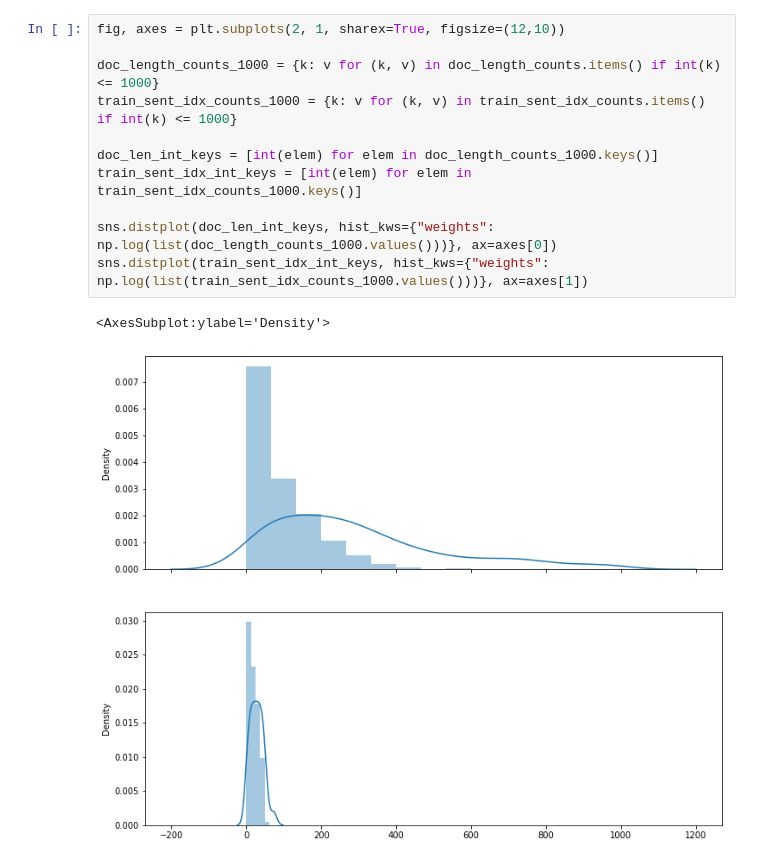
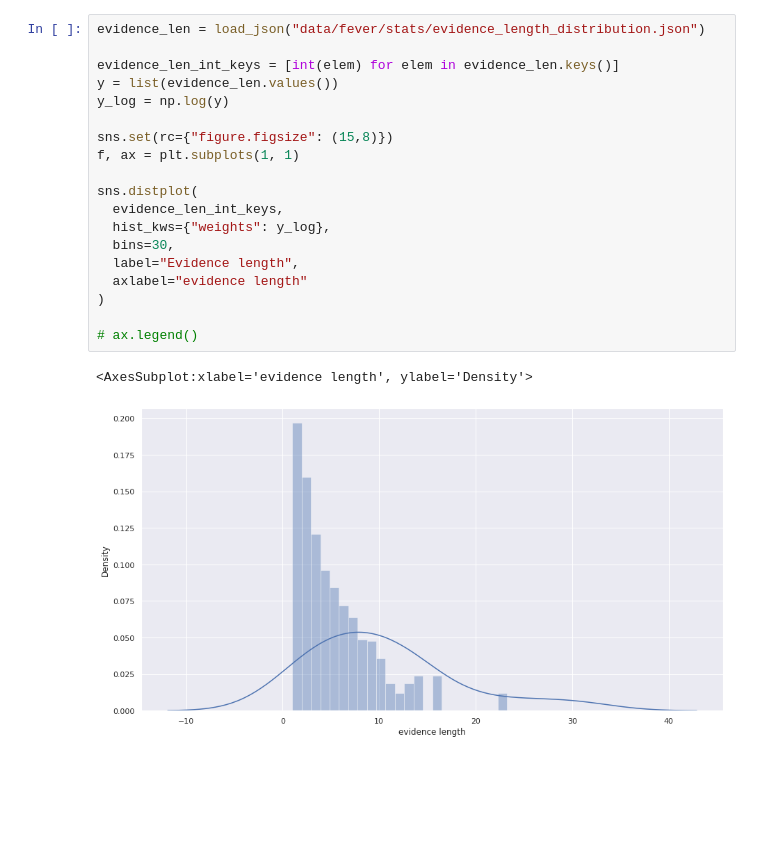
Before and after one commit to Martin36/fact-checking-with-coref, a Jupyter notebook: data_viz.ipynb, the cells around one changed output. Saved outputs shown, nothing was run; the diff lists cells and outputs as text; blank space fills up the shorter version.

Commit message:
Added stats for evidence length and created visualization for it

```diff
--- a/data_viz.ipynb
+++ b/data_viz.ipynb
@@ -10,14 +36,22 @@ train_sent_idx_counts = load_json("data/fever/stats/train_sent_idx_counts.json")
 # %%
-fig, axes = plt.subplots(2, 1, sharex=True, figsize=(12,10))
+evidence_len = load_json("data/fever/stats/evidence_length_distribution.json")
 
-doc_length_counts_1000 = {k: v for (k, v) in doc_length_counts.items() if int(k) <= 1000}
-train_sent_idx_counts_1000 = {k: v for (k, v) in train_sent_idx_counts.items() if int(k) <= 1000}
+evidence_len_int_keys = [int(elem) for elem in evidence_len.keys()]
+y = list(evidence_len.values())
+y_log = np.log(y)
 
-doc_len_int_keys = [int(elem) for elem in doc_length_counts_1000.keys()]
-train_sent_idx_int_keys = [int(elem) for elem in train_sent_idx_counts_1000.keys()]
+sns.set(rc={"figure.figsize": (15,8)})
+f, ax = plt.subplots(1, 1)
 
-sns.distplot(doc_len_int_keys, hist_kws={"weights": np.log(list(doc_length_counts_1000.values()))}, ax=axes[0])
-sns.distplot(train_sent_idx_int_keys, hist_kws={"weights": np.log(list(train_sent_idx_counts_1000.values()))}, ax=axes[1])
+sns.distplot(
+  evidence_len_int_keys,
+  hist_kws={"weights": y_log},
+  bins=30,
+  label="Evidence length",
+  axlabel="evidence length"
+)
+
+# ax.legend()
 # %% [output]
-<AxesSubplot:ylabel='Density'>
+<AxesSubplot:xlabel='evidence length', ylabel='Density'>
-[figure, old version]
+[figure, new version]
```
Also changed, not shown: parts of 2 cells of this notebook, 2 other files.
